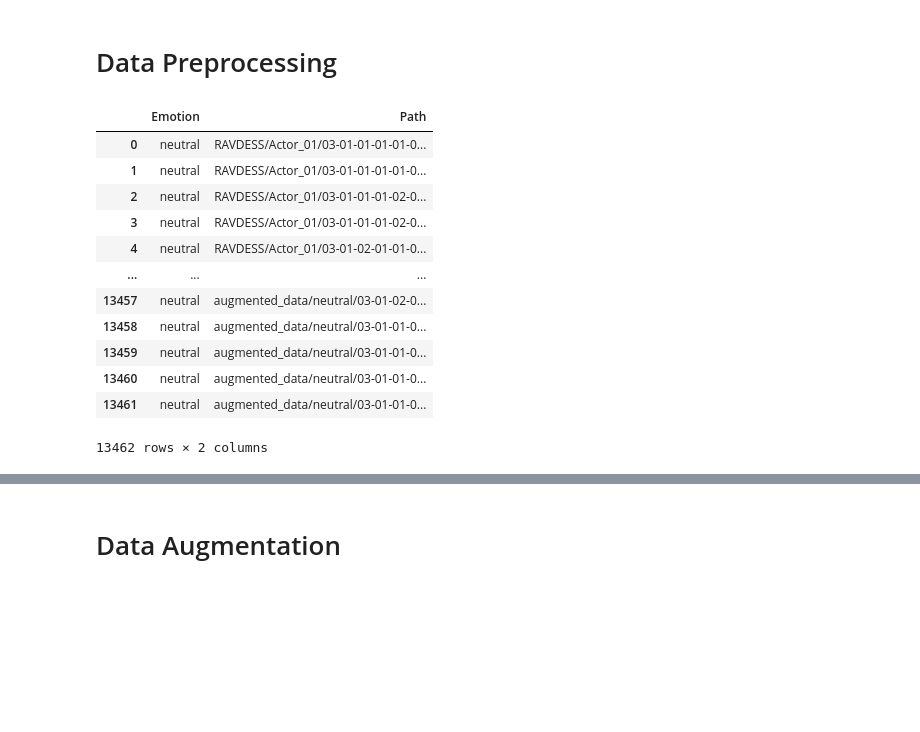
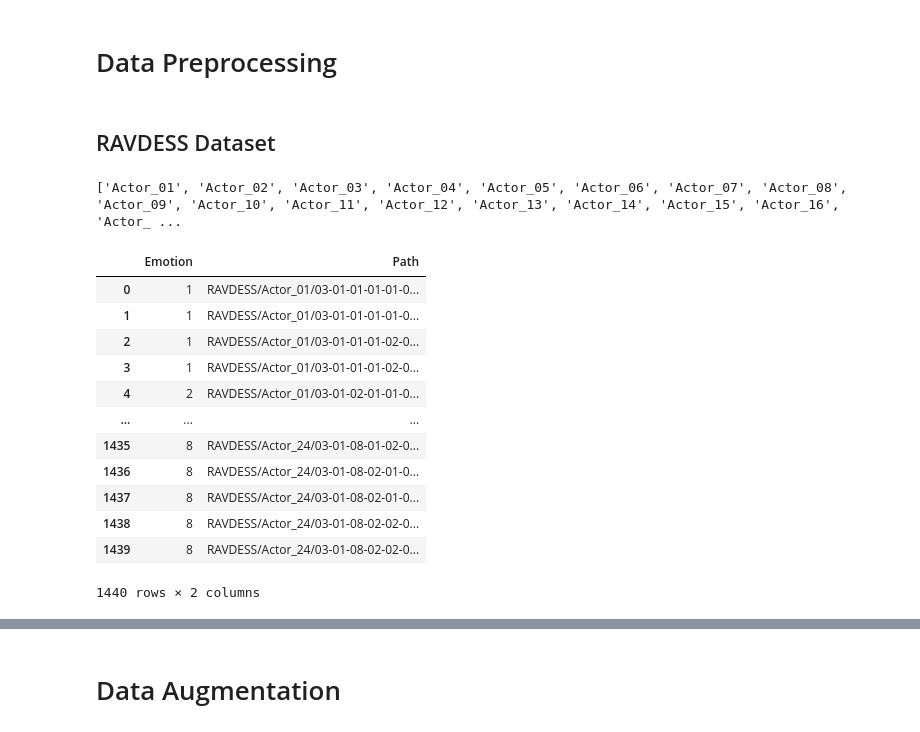
Before and after one commit to HuynhHanDong/Speech-Emotion-Recognition, a Jupyter notebook: Speech_Emotion_Recognition.ipynb, the cells around one changed output, grey strips where cells are left out. Cells and saved outputs as stored; diff of their text form; code cells hidden in the pictures; blank space fills up the shorter version.

```diff
--- a/Speech_Emotion_Recognition.ipynb
+++ b/Speech_Emotion_Recognition.ipynb
@@ -12,20 +14,43 @@ from sklearn.model_selection import train_test_split
 from sklearn.metrics import confusion_matrix, classification_report, accuracy_score
 # %% [markdown]
 # Data Preprocessing
-# %%
-df = pd.read_csv("balanced_audio_dataset.csv")
-df
-# %% [output]
-|  | Emotion | Path |
-| 0 | neutral | RAVDESS/Actor_01/03-01-01-01-01-0... |
-| 1 | neutral | RAVDESS/Actor_01/03-01-01-01-01-0... |
-| 2 | neutral | RAVDESS/Actor_01/03-01-01-01-02-0... |
-| 3 | neutral | RAVDESS/Actor_01/03-01-01-01-02-0... |
-| 4 | neutral | RAVDESS/Actor_01/03-01-02-01-01-0... |
-| ... | ... | ... |
-| 13457 | neutral | augmented_data/neutral/03-01-02-0... |
-| 13458 | neutral | augmented_data/neutral/03-01-01-0... |
-| 13459 | neutral | augmented_data/neutral/03-01-01-0... |
-| 13460 | neutral | augmented_data/neutral/03-01-01-0... |
-| 13461 | neutral | augmented_data/neutral/03-01-01-0... |
-13462 rows × 2 columns
+# %% [markdown]
+## RAVDESS Dataset
+# %%
+ravdess = "RAVDESS"
+ravdess_directory_list = os.listdir(ravdess)
+print(ravdess_directory_list)
+file_emotion = []
+file_path = []
+# %% [output]
+['Actor_01', 'Actor_02', 'Actor_03', 'Actor_04', 'Actor_05', 'Actor_06', 'Actor_07', 'Actor_08', 'Actor_09', 'Actor_10', 'Actor_11', 'Actor_12', 'Actor_13', 'Actor_14', 'Actor_15', 'Actor_16', 'Actor_ ...
+# %%
+# Loop though each actor folder
+for folder in ravdess_directory_list:
+    actor = os.listdir(ravdess + '/' + folder)
+
+    # extract audio files for each actor folder
+    for file in actor:
+        part = file.split('.')[0].split('-')
+
+        # The third part in each file name represents the emotion of that audio file
+        file_emotion.append(int(part[2]))
+        file_path.append(ravdess + '/' + folder + '/' + file)
+
+ravdess_df = pd.DataFrame({'Emotion': file_emotion,
+                           'Path': file_path})
+ravdess_df
+# %% [output]
+|  | Emotion | Path |
+| 0 | 1 | RAVDESS/Actor_01/03-01-01-01-01-0... |
+| 1 | 1 | RAVDESS/Actor_01/03-01-01-01-01-0... |
+| 2 | 1 | RAVDESS/Actor_01/03-01-01-01-02-0... |
+| 3 | 1 | RAVDESS/Actor_01/03-01-01-01-02-0... |
+| 4 | 2 | RAVDESS/Actor_01/03-01-02-01-01-0... |
+| ... | ... | ... |
+| 1435 | 8 | RAVDESS/Actor_24/03-01-08-01-02-0... |
+| 1436 | 8 | RAVDESS/Actor_24/03-01-08-02-01-0... |
+| 1437 | 8 | RAVDESS/Actor_24/03-01-08-02-01-0... |
+| 1438 | 8 | RAVDESS/Actor_24/03-01-08-02-02-0... |
+| 1439 | 8 | RAVDESS/Actor_24/03-01-08-02-02-0... |
+1440 rows × 2 columns
```
Also changed, not shown: parts of 31 cells of this notebook, 4 other files.
